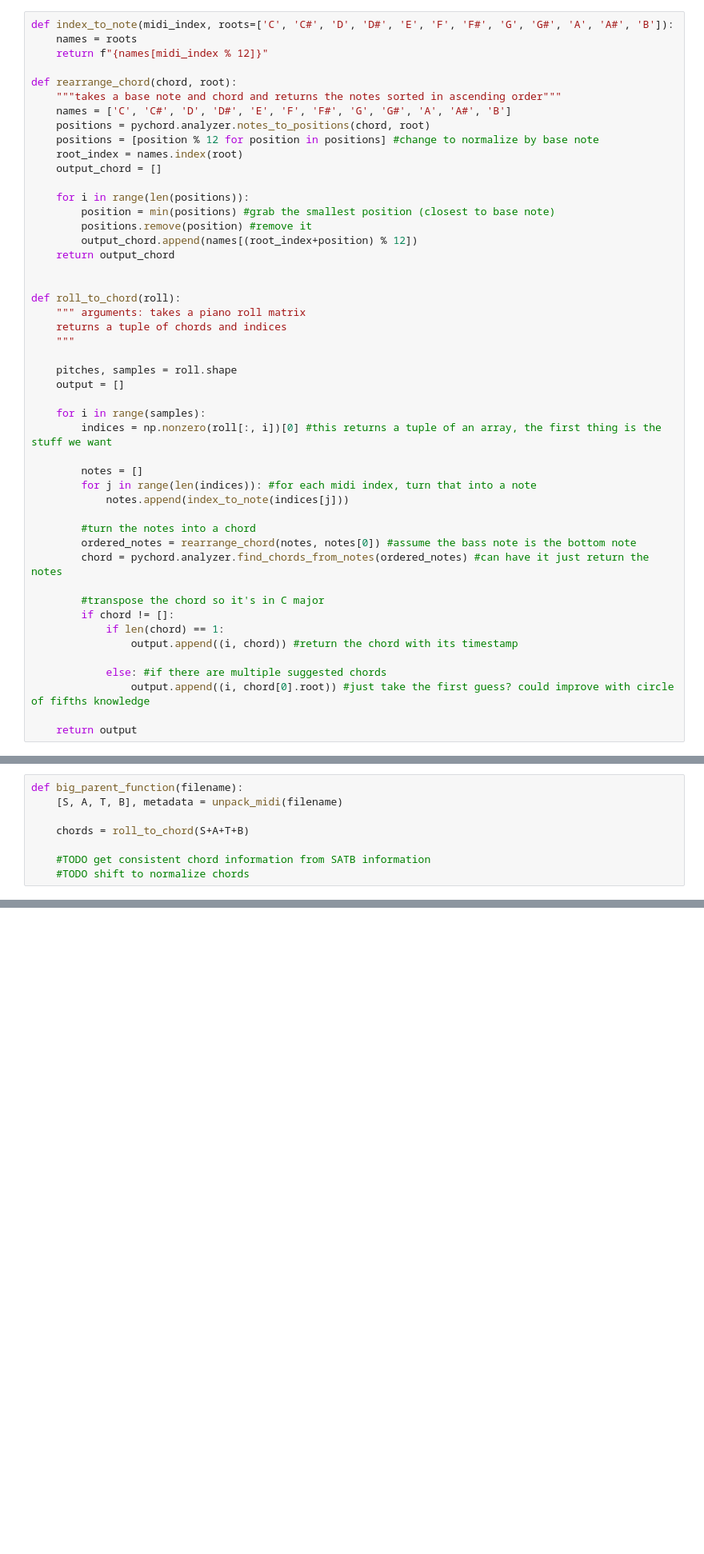
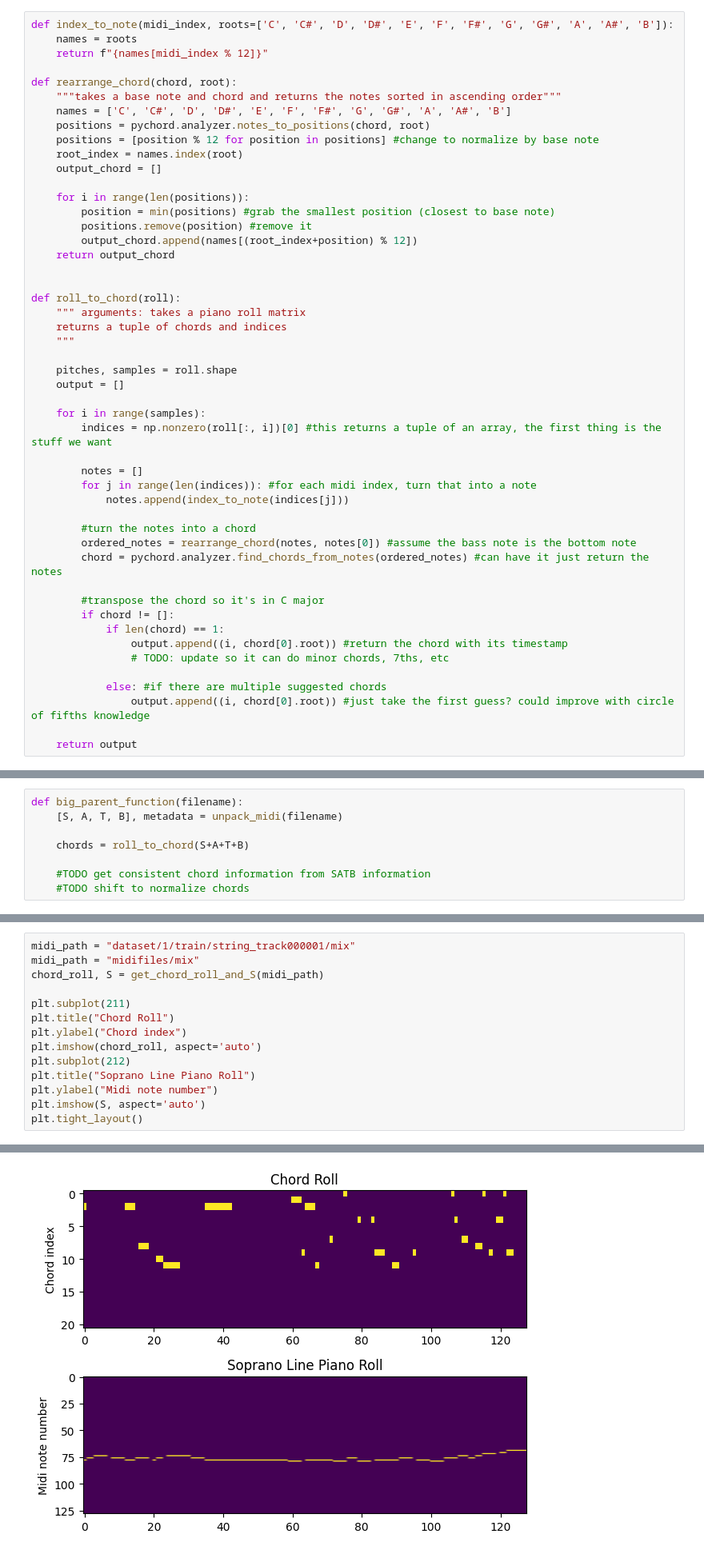
Before and after one commit to Charmunk/SATB-Harmonization, a Jupyter notebook: midi_parser.ipynb, the cells around one changed output, grey strips where cells are left out. Shown at 80% size. Cells and saved outputs as stored; diff of their text form; blank space fills up the shorter version.

Commit message:
chord to s

```diff
--- a/midi_parser.ipynb
+++ b/midi_parser.ipynb
@@ -176,7 +176,8 @@ def roll_to_chord(roll):
         #transpose the chord so it's in C major
         if chord != []:
             if len(chord) == 1:
-                output.append((i, chord)) #return the chord with its timestamp
+                output.append((i, chord[0].root)) #return the chord with its timestamp
+                # TODO: update so it can do minor chords, 7ths, etc
 
             else: #if there are multiple suggested chords
                 output.append((i, chord[0].root)) #just take the first guess? could improve with circle of fifths knowledge
@@ -277,0 +293,15 @@ KeyError: 'B'
+# %%
+midi_path = "dataset/1/train/string_track000001/mix"
+midi_path = "midifiles/mix"
+chord_roll, S = get_chord_roll_and_S(midi_path)
+
+plt.subplot(211)
+plt.title("Chord Roll")
+plt.ylabel("Chord index")
+plt.imshow(chord_roll, aspect='auto')
+plt.subplot(212)
+plt.title("Soprano Line Piano Roll")
+plt.ylabel("Midi note number")
+plt.imshow(S, aspect='auto')
+plt.tight_layout()
+# %% [output]
@@ -278,3 +311,4 @@ KeyError: 'B'
+[figure, added]
 # %%
 print(chords[4])
 chord = chords[4][1][0]
```
Also changed, not shown: parts of 6 cells of this notebook, 3 other files.
